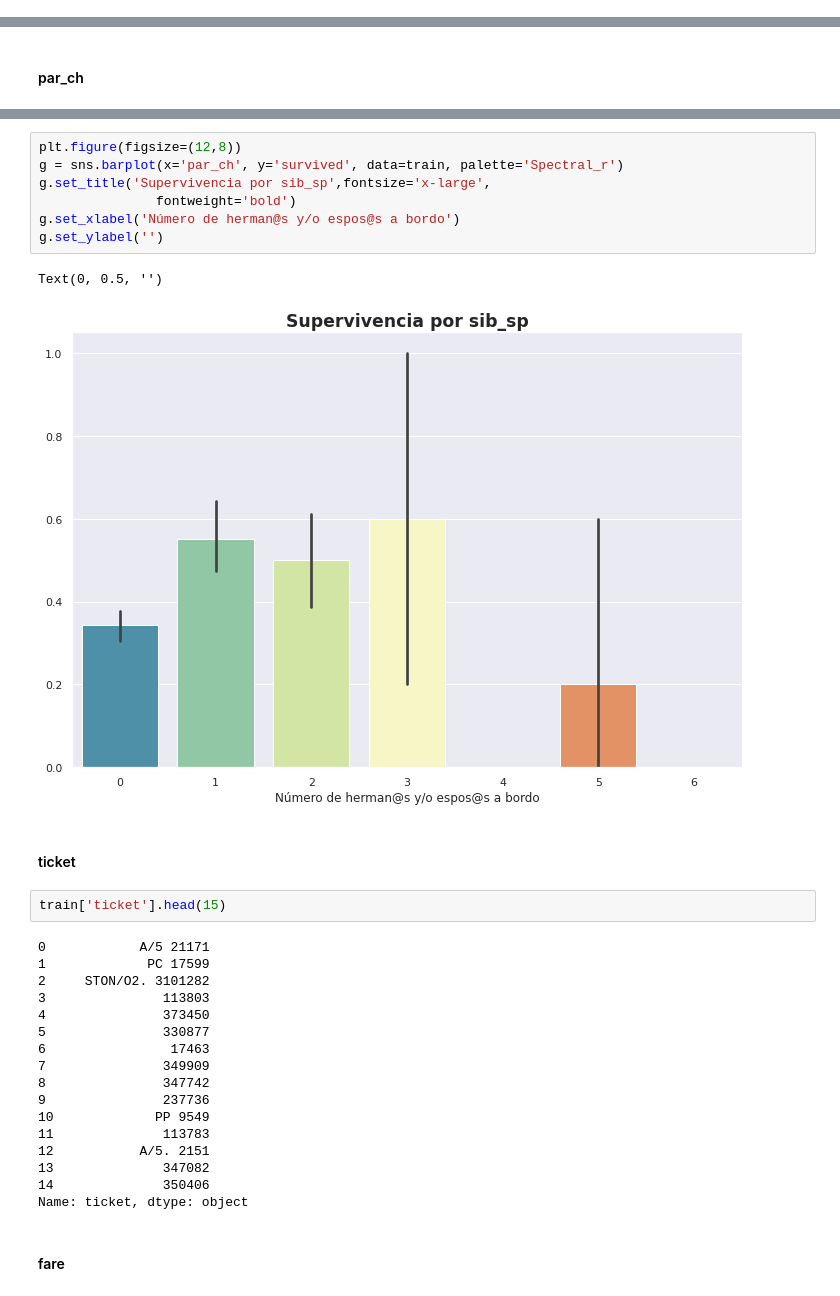
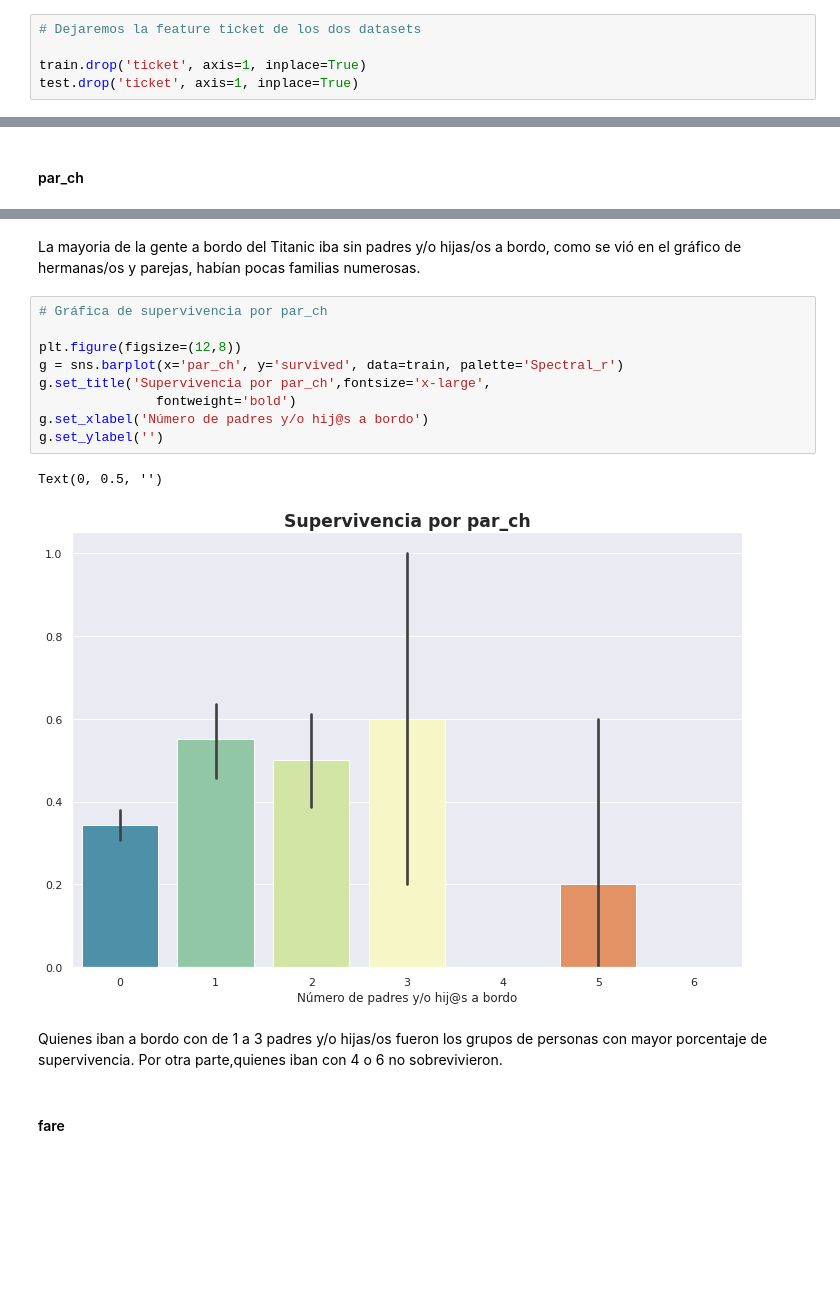
Before and after one commit to wabinai/proyecto_python, a Jupyter notebook: Titanic.ipynb, the cells around one changed output, grey strips where cells are left out. Saved outputs shown, nothing was run; the diff lists cells and outputs as text; blank space fills up the shorter version.

```diff
--- a/Titanic.ipynb
+++ b/Titanic.ipynb
@@ -225,3 +260,8 @@ Arriba se puede observar los datos únicos de cada campo. El Nombre y el id es n
+# %%
+# Dejaremos la feature ticket de los dos datasets
+
+train.drop('ticket', axis=1, inplace=True)
+test.drop('ticket', axis=1, inplace=True)
 # %%
 train.describe()
 # %% [output]
@@ -363,36 +462,21 @@ for p in g.patches:
                     p.get_height()+0.1), ha='center', size=14)
 # %% [output]
 [figure]
+# %% [markdown]
+La mayoria de la gente a bordo del Titanic iba sin padres y/o hijas/os a bordo, como se vió en el gráfico de hermanas/os y parejas, habían pocas familias numerosas.
 # %%
+# Gráfica de supervivencia por par_ch
+
 plt.figure(figsize=(12,8))
 g = sns.barplot(x='par_ch', y='survived', data=train, palette='Spectral_r')
-g.set_title('Supervivencia por sib_sp',fontsize='x-large',
+g.set_title('Supervivencia por par_ch',fontsize='x-large',
                fontweight='bold')
-g.set_xlabel('Número de herman@s y/o espos@s a bordo')
+g.set_xlabel('Número de padres y/o hij@s a bordo')
 g.set_ylabel('')
 # %% [output]
 Text(0, 0.5, '')
-[figure, old version]
+[figure, new version]
-# %% [markdown]
-#### ticket
-# %%
-train['ticket'].head(15)
-# %% [output]
-0            A/5 21171
-1             PC 17599
-2     STON/O2. 3101282
-3               113803
-4               373450
-5               330877
-6                17463
-7               349909
-8               347742
-9               237736
-10             PP 9549
-11              113783
-12           A/5. 2151
-13              347082
-14              350406
-Name: ticket, dtype: object
+# %% [markdown]
+Quienes iban a bordo con de 1 a 3 padres y/o hijas/os fueron los grupos de personas con mayor porcentaje de supervivencia. Por otra parte,quienes iban con 4 o 6 no sobrevivieron.
 # %% [markdown]
 #### fare
```
Also changed, not shown: parts of 118 cells of this notebook.
